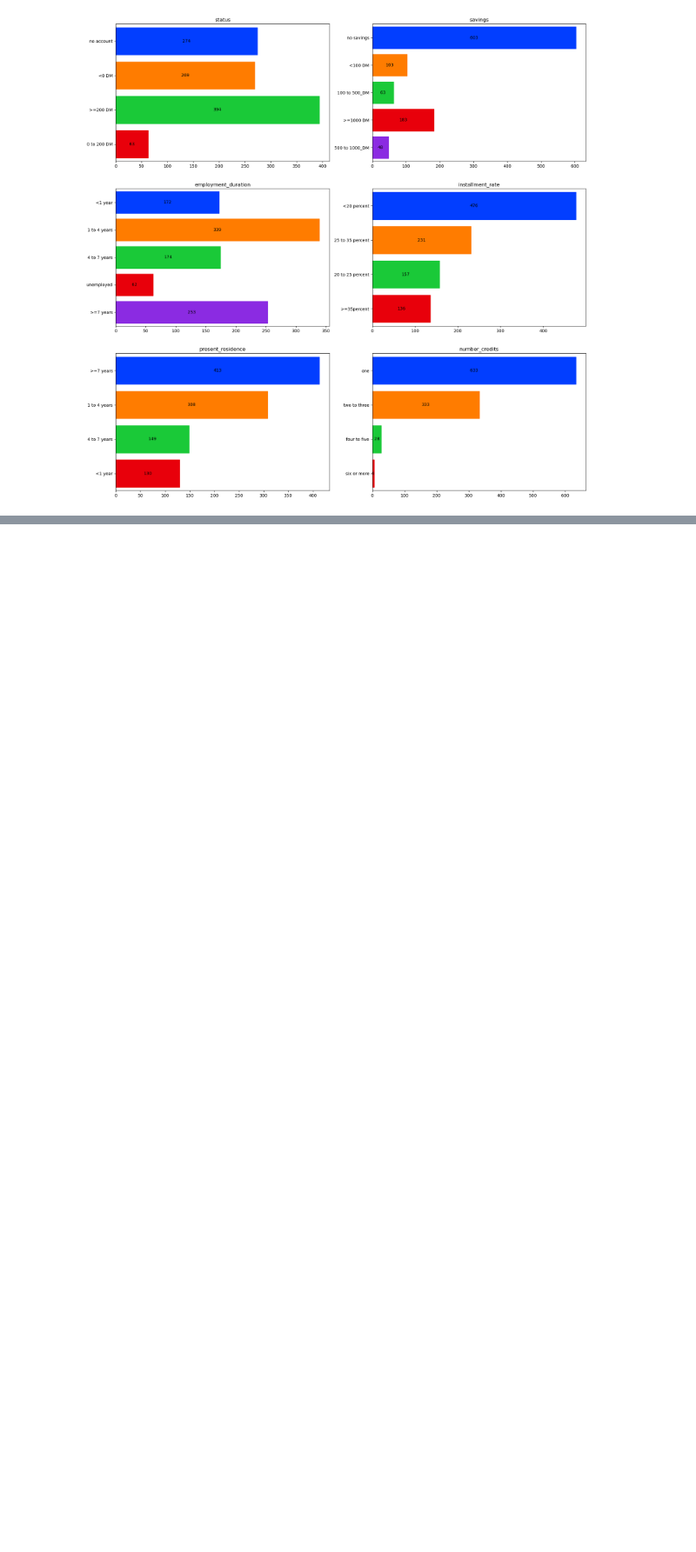
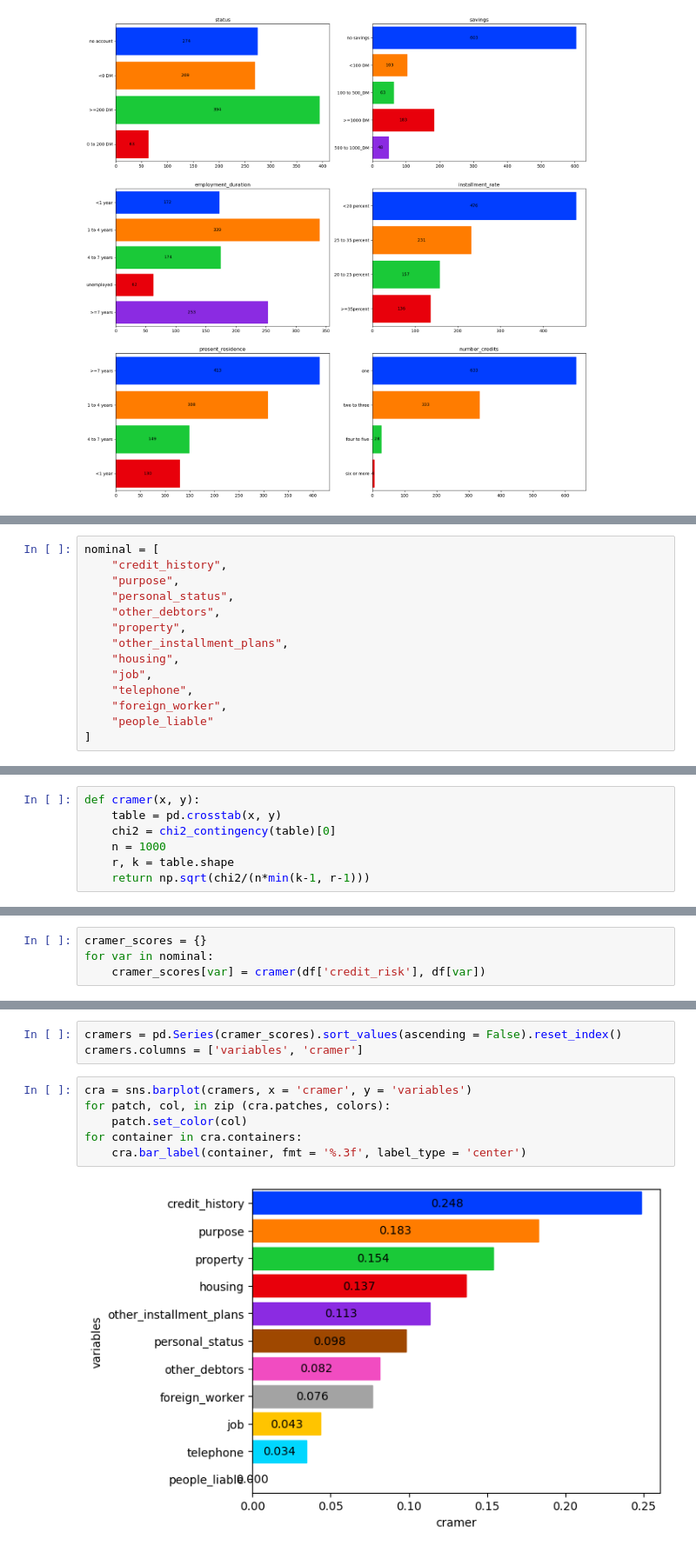
Before and after one commit to Grzesiesz/Credit-Risk-Prediction, a Jupyter notebook: south_german_credit/notebooks/EDA.ipynb, the cells around one changed output, grey strips where cells are left out. Shown at 87% size. Drawn from its saved outputs; the diff is of its cells as text; blank space fills up the shorter version.

```diff
--- a/south_german_credit/notebooks/EDA.ipynb
+++ b/south_german_credit/notebooks/EDA.ipynb
@@ -326,0 +331,14 @@ plt.tight_layout()
+# %%
+nominal = [
+    "credit_history",
+    "purpose",
+    "personal_status",
+    "other_debtors",
+    "property",
+    "other_installment_plans",
+    "housing",
+    "job",
+    "telephone",
+    "foreign_worker",
+    "people_liable"
+]
@@ -326,0 +349,7 @@ plt.tight_layout()
+# %%
+def cramer(x, y):
+    table = pd.crosstab(x, y)
+    chi2 = chi2_contingency(table)[0]
+    n = 1000
+    r, k = table.shape
+    return np.sqrt(chi2/(n*min(k-1, r-1)))
@@ -326,0 +360,4 @@ plt.tight_layout()
+# %%
+cramer_scores = {}
+for var in nominal:
+    cramer_scores[var] = cramer(df['credit_risk'], df[var])
@@ -326,0 +378,11 @@ plt.tight_layout()
+# %%
+cramers = pd.Series(cramer_scores).sort_values(ascending = False).reset_index()
+cramers.columns = ['variables', 'cramer']
+# %%
+cra = sns.barplot(cramers, x = 'cramer', y = 'variables')
+for patch, col, in zip (cra.patches, colors):
+    patch.set_color(col)
+for container in cra.containers:
+    cra.bar_label(container, fmt = '%.3f', label_type = 'center')
+# %% [output]
+[figure, added]
```
Also changed, not shown: parts of 17 cells of this notebook.
